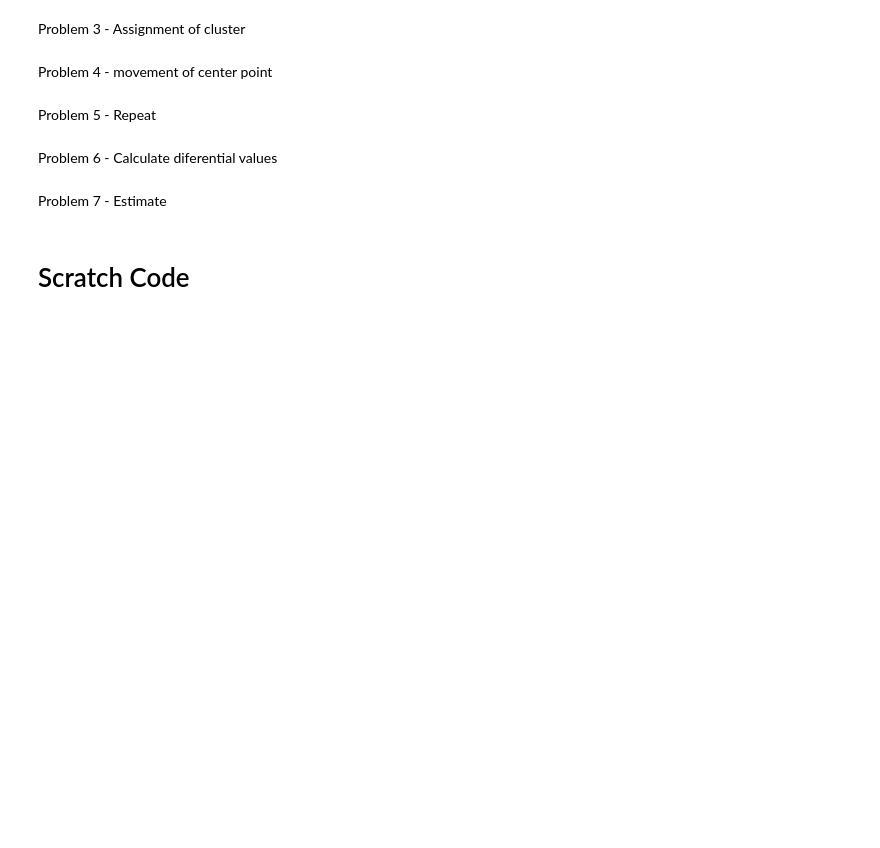
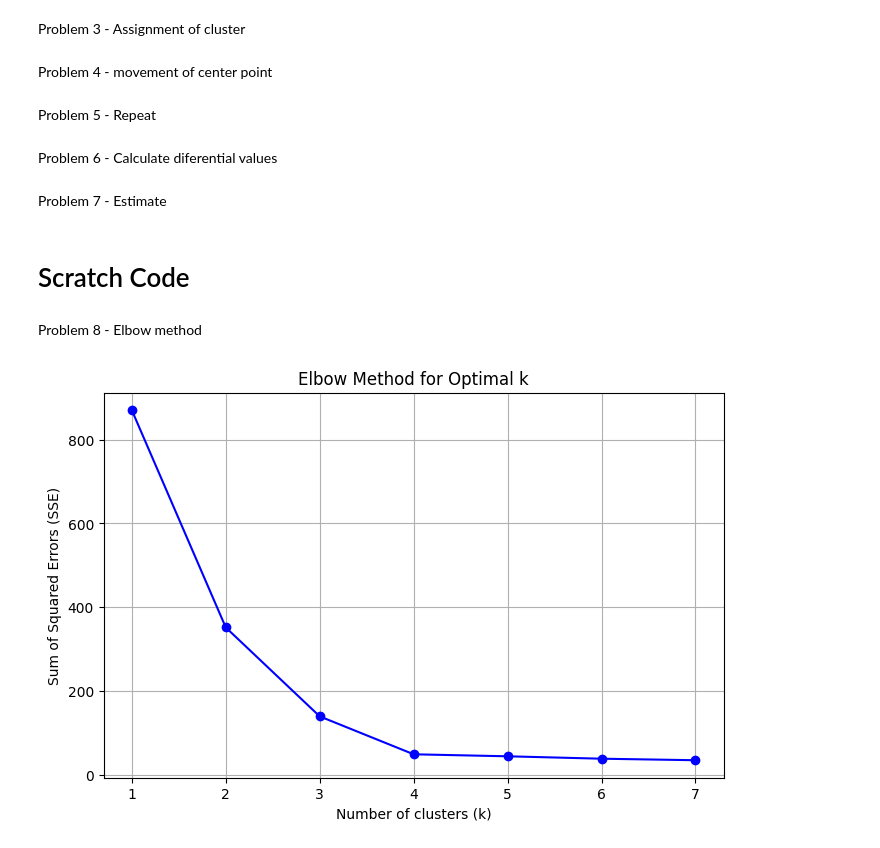
Before and after one commit to WalterPHD/Ai-Data, a Jupyter notebook: Clustering.ipynb, the cells around one changed output. Drawn from its saved outputs; the diff is of its cells as text; code cells hidden in the pictures; blank space fills up the shorter version.

```diff
--- a/Clustering.ipynb
+++ b/Clustering.ipynb
@@ -197,6 +195,17 @@ data.groupby("cluster").agg(["mean"])
 # Assingment
 # %% [markdown]
 Problem 1 - Determine inicial value of center point
+# %%
+from sklearn.datasets import make_blobs
+
+X, _ = make_blobs(
+    n_samples=100,
+    n_features=2,
+    centers=4,
+    cluster_std=0.5,
+    shuffle=True,
+    random_state=0,
+)
 # %% [markdown]
 Problem 2 - Creating sse
 # %%
@@ -344,3 +353,70 @@ class ScratchKMeans():
             cluster_points = X[X[:, -1] == j, :-1]
             if len(cluster_points) > 0:
                 self.myu[j] = np.mean(cluster_points, axis=0)
+# %% [markdown]
+Problem 8 - Elbow method
+# %%
+import numpy as np
+import matplotlib.pyplot as plt
+from sklearn.datasets import make_blobs
+
+# Data Sample
+X, _ = make_blobs(n_samples=100, n_features=2, centers=4, cluster_std=0.5, random_state=0)
+
+# Scratch KMeans (minimal version with SSE tracking)
+class ScratchKMeans():
+    def __init__(self, n_clusters=2, n_init=5, n_iter=100, verbose=True):
+        self.n_clusters = n_clusters
+        self.n_init = n_init
+        self.n_iter = n_iter
+        self.verbose = verbose
+        self.best_sse = float('inf')
+
+    def fit(self, X):
+        self.X = X
+        for _ in range(self.n_init):
+            self.myu = X[np.random.choice(len(X), self.n_clusters, replace=False)]
+            cluster = np.zeros(len(X))
+            X_cluster = np.concatenate([X, cluster.reshape(-1, 1)], axis=1)
+
+            for _ in range(self.n_iter):
+                self._update_cluster(X_cluster)
+                self._update_myu(X_cluster)
+                self._calc_sse(X_cluster)
+
+    def _update_cluster(self, X):
+        for i in range(len(X)):
+            dists = [np.linalg.norm(X[i, :-1] - mu) for mu in self.myu]
+            X[i, -1] = np.argmin(dists)
+
+    def _update_myu(self, X):
+        for j in range(self.n_clusters):
+            cluster_points = X[X[:, -1] == j, :-1]
+            if len(cluster_points) > 0:
+                self.myu[j] = np.mean(cluster_points, axis=0)
+
+    def _calc_sse(self, X):
+        sse = 0
+        for i in range(len(X)):
+            cluster_idx = int(X[i, -1])
+            sse += np.sum((X[i, :-1] - self.myu[cluster_idx]) ** 2)
+        if sse < self.best_sse:
+            self.best_sse = sse
+
+# Elbow method
+elbow_sse = {}
+for k in range(1, 8):
+    model = ScratchKMeans(n_clusters=k, n_init=5, n_iter=100, verbose=False)
+    model.fit(X)
+    elbow_sse[k] = model.best_sse
+
+# Plot elbow curve
+plt.figure(figsize=(8, 5))
+plt.plot(list(elbow_sse.keys()), list(elbow_sse.values()), 'bo-')
+plt.xlabel('Number of clusters (k)')
+plt.ylabel('Sum of Squared Errors (SSE)')
+plt.title('Elbow Method for Optimal k')
+plt.grid(True)
+plt.show()
+# %% [output]
+[figure, added]
```
Also changed, not shown: parts of 18 cells of this notebook.
